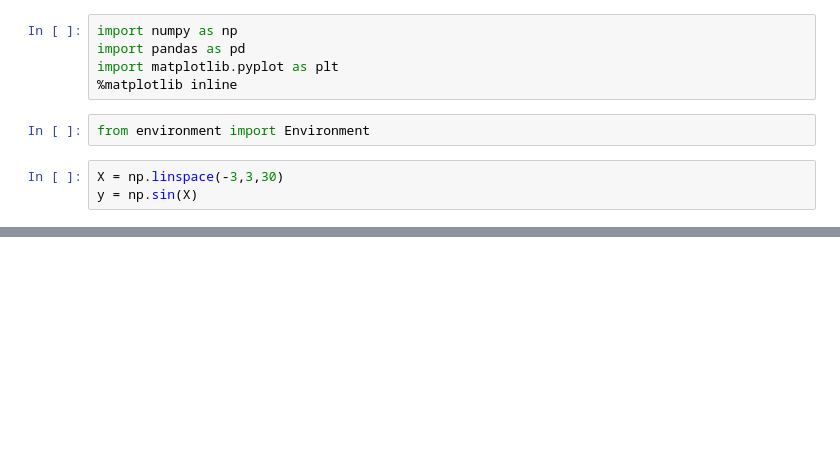
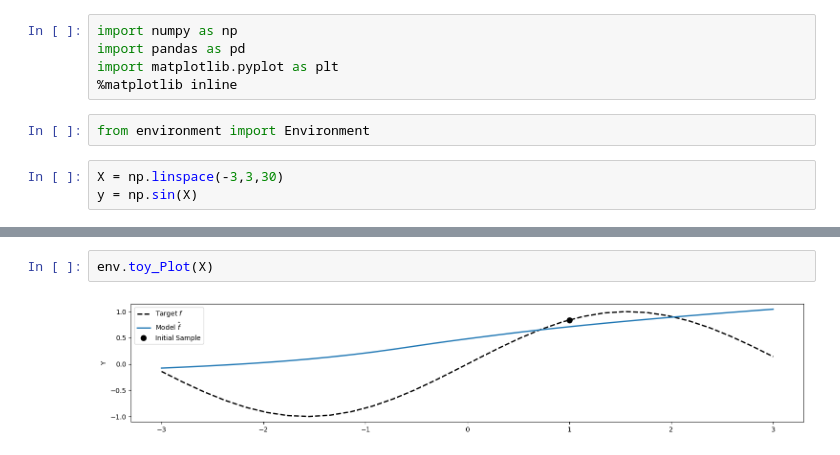
Before and after one commit to annnn-2/active_learning, a Jupyter notebook: arch_check.ipynb, the cells around one changed output, grey strips where cells are left out. Saved outputs shown, nothing was run; the diff lists cells and outputs as text; blank space fills up the shorter version.

```diff
--- a/arch_check.ipynb
+++ b/arch_check.ipynb
@@ -50,0 +50,4 @@ array([-0.35881925,  0.29376176,  0.39678273, ..., -0.1544463 ,
+# %%
+env.toy_Plot(X)
+# %% [output]
+[figure, added]
```
Also changed, not shown: parts of 5 cells of this notebook.
